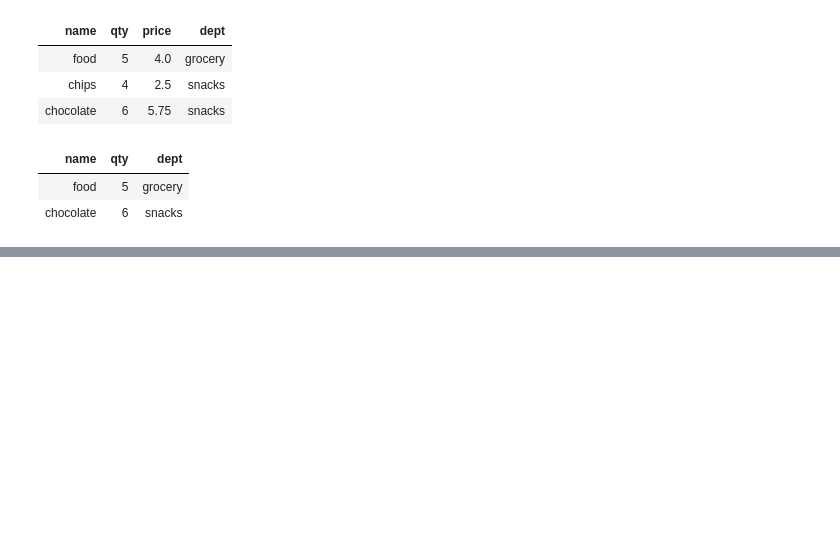
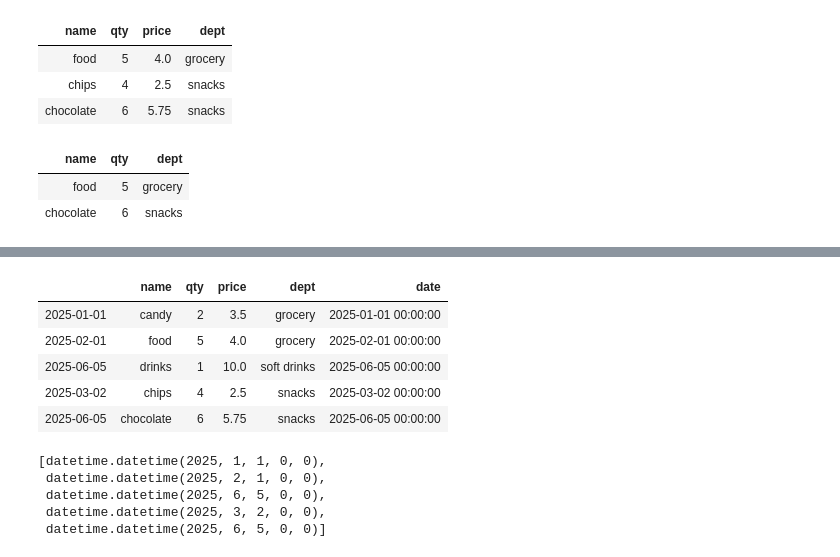
Before and after one commit to C5m7b4/maths, a Jupyter notebook: playgrounds/atrix_whiteboard.ipynb, the cells around one changed output, grey strips where cells are left out. Saved outputs shown, nothing was run; the diff lists cells and outputs as text; code cells hidden in the pictures; blank space fills up the shorter version.

```diff
--- a/playgrounds/atrix_whiteboard.ipynb
+++ b/playgrounds/atrix_whiteboard.ipynb
@@ -289,11 +289,11 @@ s1
 ### DataSet
 # %%
 ds = Atrax.DataSet([
-    {'name': 'candy', 'qty': 2, 'price': 3.5, 'dept': 'grocery'},
-    {'name': 'food', 'qty': 5, 'price': 4.0, 'dept': 'grocery'},
-    {'name': 'drinks', 'qty': 1, 'price': 10.0, 'dept': 'soft drinks'},
-    {'name': 'chips', 'qty': 4, 'price': 2.5, 'dept': 'snacks'},
-    {'name': "chocolate", 'qty': 6, 'price': 5.75, 'dept': 'snacks'}
+    {'name': 'candy', 'qty': 2, 'price': 3.5, 'dept': 'grocery', 'date': '2025-01-01'},
+    {'name': 'food', 'qty': 5, 'price': 4.0, 'dept': 'grocery', 'date': '2025-02-01'},
+    {'name': 'drinks', 'qty': 1, 'price': 10.0, 'dept': 'soft drinks', 'date': '2025-06-05'},
+    {'name': 'chips', 'qty': 4, 'price': 2.5, 'dept': 'snacks', 'date': '2025-03-02'},
+    {'name': "chocolate", 'qty': 6, 'price': 5.75, 'dept': 'snacks', 'date': '2025-06-05'}
 ])
 # %% [markdown]
 #### helpers
@@ -585,0 +588,4 @@ ds3
+# %%
+ds2 = ds.copy()
+ds.reset_index(inplace=True)
+ds2
@@ -585,0 +693,21 @@ ds3
+# %%
+# newest feature
+ds['date'] = ds['date'].to_datetime()
+# %%
+ds.set_index('date', inplace=True, drop=False)
+ds
+# %% [output]
+|  | name | qty | price | dept | date |
+| 2025-01-01 | candy | 2 | 3.5 | grocery | 2025-01-01 00:00:00 |
+| 2025-02-01 | food | 5 | 4.0 | grocery | 2025-02-01 00:00:00 |
+| 2025-06-05 | drinks | 1 | 10.0 | soft drinks | 2025-06-05 00:00:00 |
+| 2025-03-02 | chips | 4 | 2.5 | snacks | 2025-03-02 00:00:00 |
+| 2025-06-05 | chocolate | 6 | 5.75 | snacks | 2025-06-05 00:00:00 |
+# %%
+ds.index
+# %% [output]
+[datetime.datetime(2025, 1, 1, 0, 0),
+ datetime.datetime(2025, 2, 1, 0, 0),
+ datetime.datetime(2025, 6, 5, 0, 0),
+ datetime.datetime(2025, 3, 2, 0, 0),
+ datetime.datetime(2025, 6, 5, 0, 0)]
```
Also changed, not shown: parts of 33 cells of this notebook, 1 other file.
